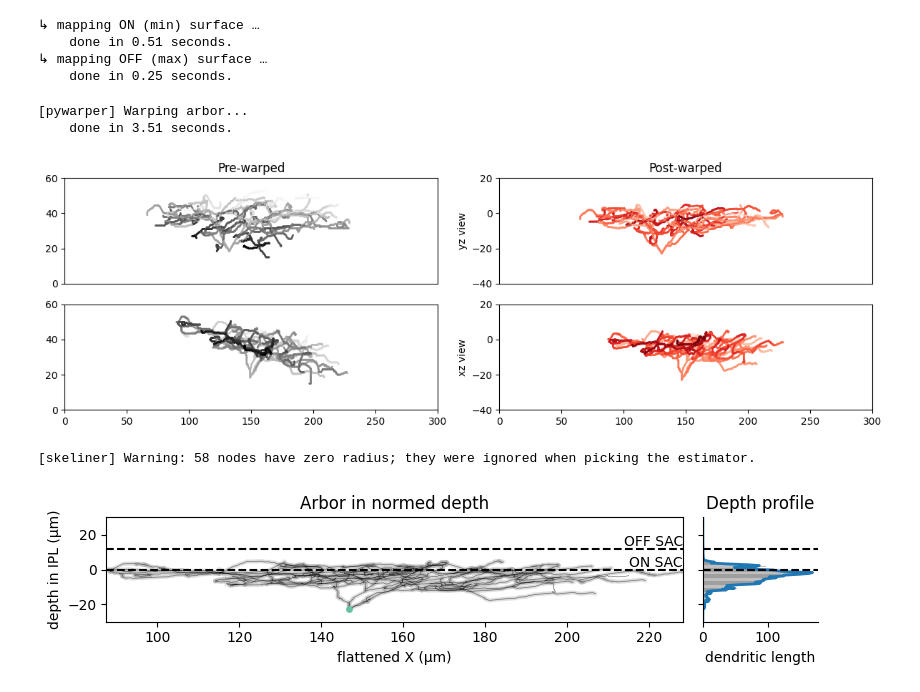
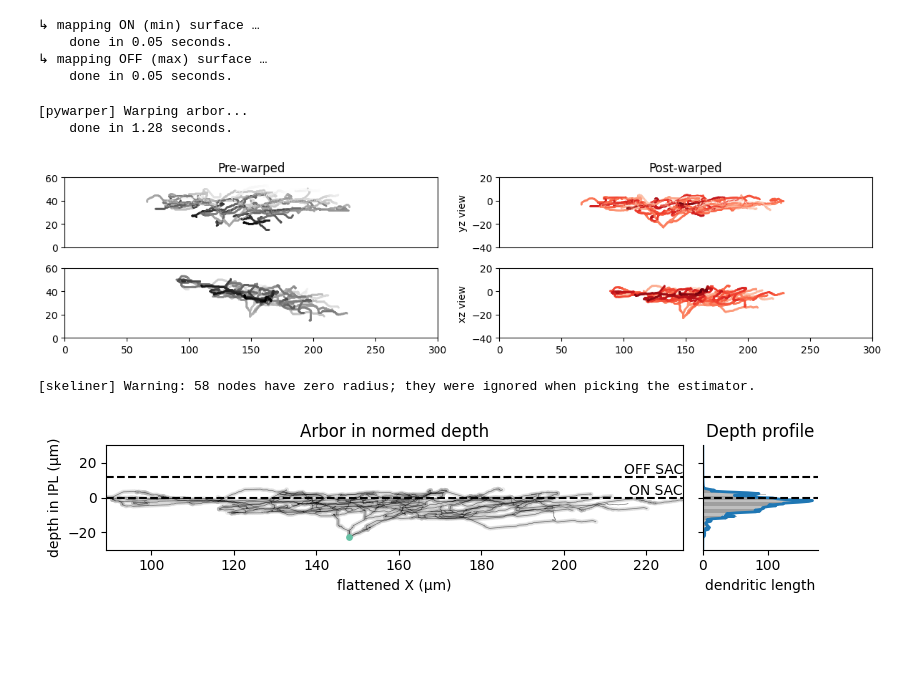
Before and after one commit to berenslab/pywarper, a Jupyter notebook: notebooks/example.api.low.ipynb, the cells around one changed output. Saved outputs shown, nothing was run; the diff lists cells and outputs as text; code cells hidden in the pictures; blank space fills up the shorter version.

Commit message:
change: more anchors in `conformal_map_indep_fixed_diagonals()`

```diff
--- a/notebooks/example.api.low.ipynb
+++ b/notebooks/example.api.low.ipynb
@@ -31,12 +31,12 @@ on_sac_surface,  xgridmin, ygridmin = fit_sac_surface(x=on_sac['x'], y=on_sac['y
 # %%
 # fit quasi-conformally mapping
 arbor_boundaries = np.array([skel.nodes[:, 0].min(), skel.nodes[:, 0].max(), skel.nodes[:, 1].min(), skel.nodes[:, 1].max()])
-surface_mapping = build_mapping(on_sac_surface, off_sac_surface, arbor_boundaries, conformal_jump=2, verbose=True)
+surface_mapping = build_mapping(on_sac_surface, off_sac_surface, arbor_boundaries, conformal_jump=2, n_anchors=16, verbose=True)
 # %% [output]
 ↳ mapping ON (min) surface …
-    done in 0.51 seconds.
+    done in 0.05 seconds.
 ↳ mapping OFF (max) surface …
-    done in 0.25 seconds.
+    done in 0.05 seconds.
 # %%
 # warp the arbor
 warped_arbor = warp_arbor(skel, surface_mapping, conformal_jump=2,
@@ -44,14 +44,14 @@ warped_arbor = warp_arbor(skel, surface_mapping, conformal_jump=2,
                 verbose=True)
 # %% [output]
 [pywarper] Warping arbor...
-    done in 3.51 seconds.
+    done in 1.28 seconds.
 # %%
 import matplotlib.pyplot as plt
 mosaic = """
 AB
 CD
 """
-fig, ax = plt.subplot_mosaic(mosaic=mosaic, figsize=(12, 4))
+fig, ax = plt.subplot_mosaic(mosaic=mosaic, figsize=(12, 3))
 
 depth_order_pre = np.argsort(skel.nodes[:, 1])  # ascending (far → near)
 sorted_nodes_pre = skel.nodes[depth_order_pre]  # scale to match the warped nodes
@@ -62,34 +62,34 @@ sorted_nodes_post = warped_arbor.nodes[depth_order_post]
 
 # pre-warped
 ax["A"].scatter(sorted_nodes_pre[:, 1], sorted_nodes_pre[:, 2], c=sorted_nodes_pre[:, 0], s=1, alpha=1, cmap="Grays")
 ax["C"].scatter(sorted_nodes_pre[:, 0], sorted_nodes_pre[:, 2], c=sorted_nodes_pre[:, 1], s=1, alpha=1, cmap="Grays")
 ax["A"].set_title("Pre-warped")
 
 # post-warped
 ax["B"].scatter(sorted_nodes_post[:, 1], sorted_nodes_post[:, 2], c=sorted_nodes_post[:, 0], s=1, alpha=1, cmap="Reds")
 ax["D"].scatter(sorted_nodes_post[:, 0], sorted_nodes_post[:, 2], c=sorted_nodes_post[:, 1], s=1, alpha=1, cmap="Reds")
 
 ax["B"].set_ylabel("yz view")
 ax["D"].set_ylabel("xz view")
 
 ax["B"].set_title("Post-warped")
 
 for i in ["A", "B", "C", "D"]:
 
     if i not in ['C', 'D']:
         ax[i].set_xticks([])
 
     if i in ['A', 'C']:
         ax[i].set_ylim(0, 60)
 
     if i not in ['A', 'C']:
         ax[i].set_ylim(-40, 20)
 
     ax[i].set_xlim(0, 300)
 
 fig.tight_layout()
 # %% [output]
-[figure, old version]
+[figure, new version]
 # %%
 fig, (ax_nodes, ax_prof) = plt.subplots(
     1, 2,
@@ -138,7 +138,7 @@ fig.tight_layout()
 plt.show()
 # %% [output]
 [skeliner] Warning: 58 nodes have zero radius; they were ignored when picking the estimator.
-[figure, old version]
+[figure, new version]
 # %%
 hull = get_convex_hull(warped_arbor.nodes[:, 0:2])
 com_hull = get_hull_centroid(hull)
```
Also changed, not shown: parts of 2 cells of this notebook, 6 other files.
